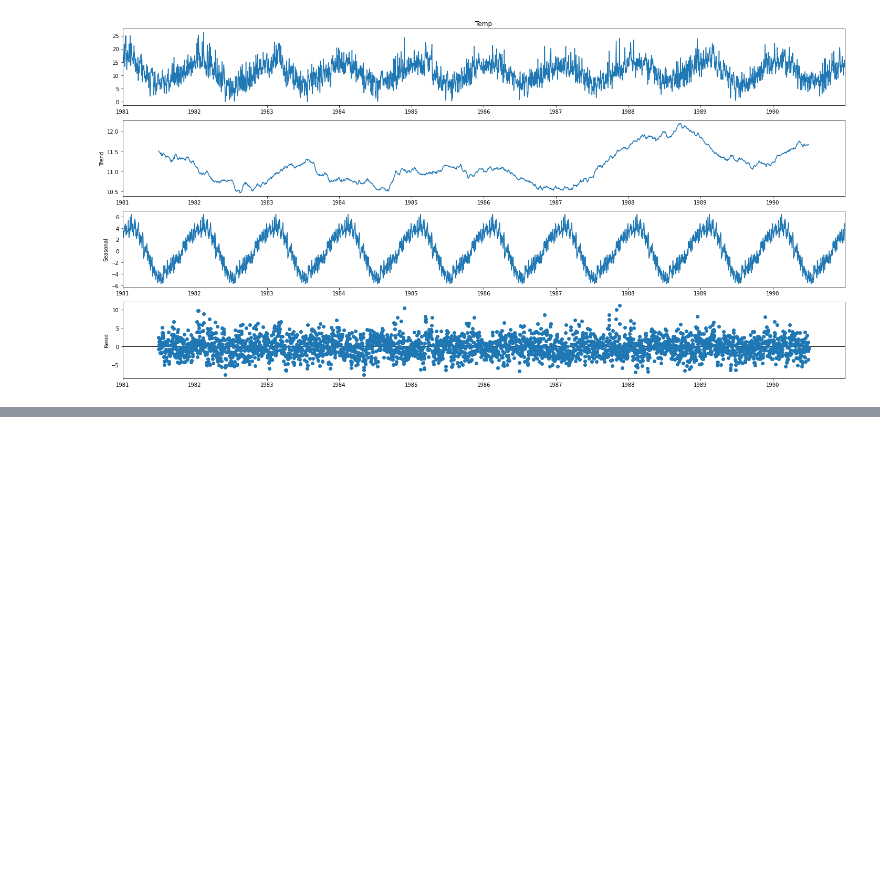
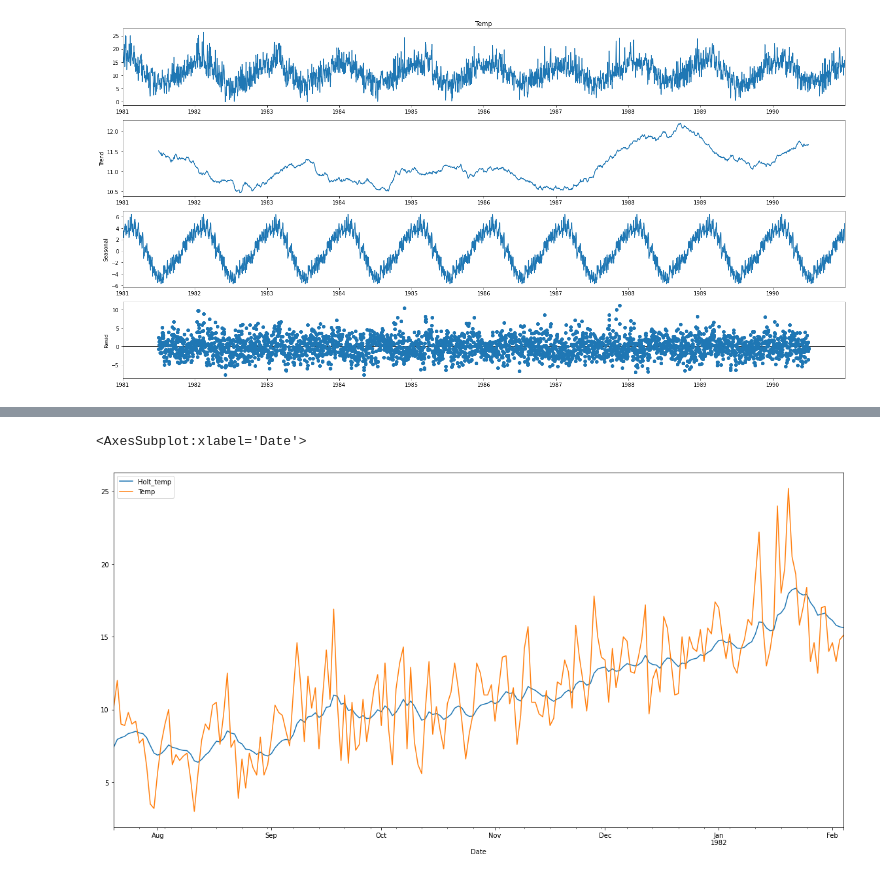
Before and after one commit to Ladivcr/Neural-network-class, a Jupyter notebook: RN2/Time_Series/TimeSeries_1.ipynb, the cells around one changed output, grey strips where cells are left out. Cells and saved outputs as stored; diff of their text form; code cells hidden in the pictures; blank space fills up the shorter version.

```diff
--- a/RN2/Time_Series/TimeSeries_1.ipynb
+++ b/RN2/Time_Series/TimeSeries_1.ipynb
@@ -616,0 +722,23 @@ result.plot()
+# %%
+def holt(X, alpha, beta):
+    # X = serie
+    n = len(X)
+    L = [X[0]]
+    B = [0]
+    Y = [X[0]]
+    for i in range(1, n):
+        li = alpha*X[i] + (1-alpha)*L[i-1]
+        L.append(li)
+        bi = (1-beta)*B[-1] + beta*(L[i] - L[i-1])
+        B.append(bi)
+        yi = li + bi
+        Y.append(yi)
+
+    return (Y)
+# %%
+df['Holt_temp'] = holt(df['Temp'], 0.1, 0.2)
+# %%
+df[['Holt_temp', 'Temp']][200:400].plot()
+# %% [output]
+<AxesSubplot:xlabel='Date'>
+[figure, added]
```
Also changed, not shown: parts of 15 cells of this notebook.
